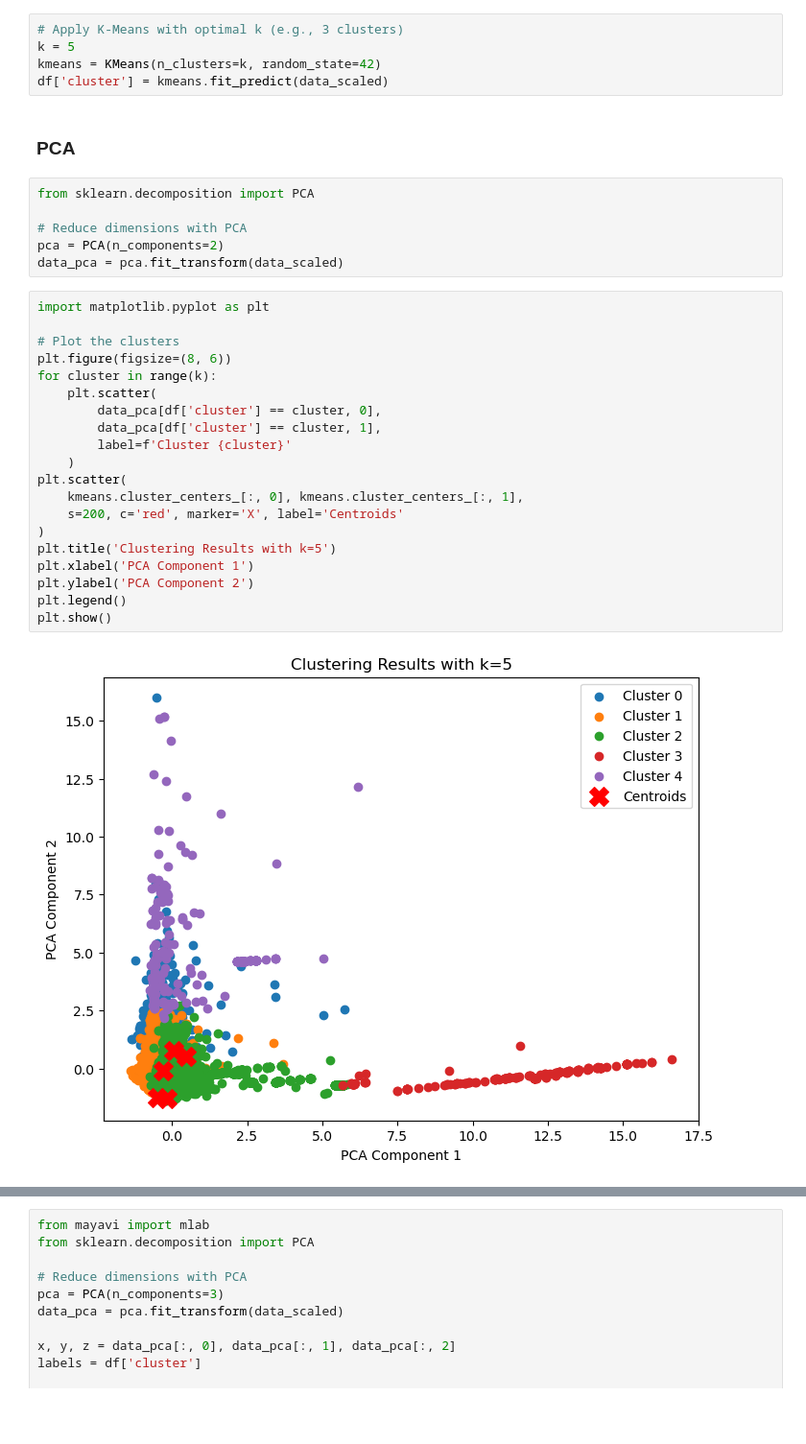
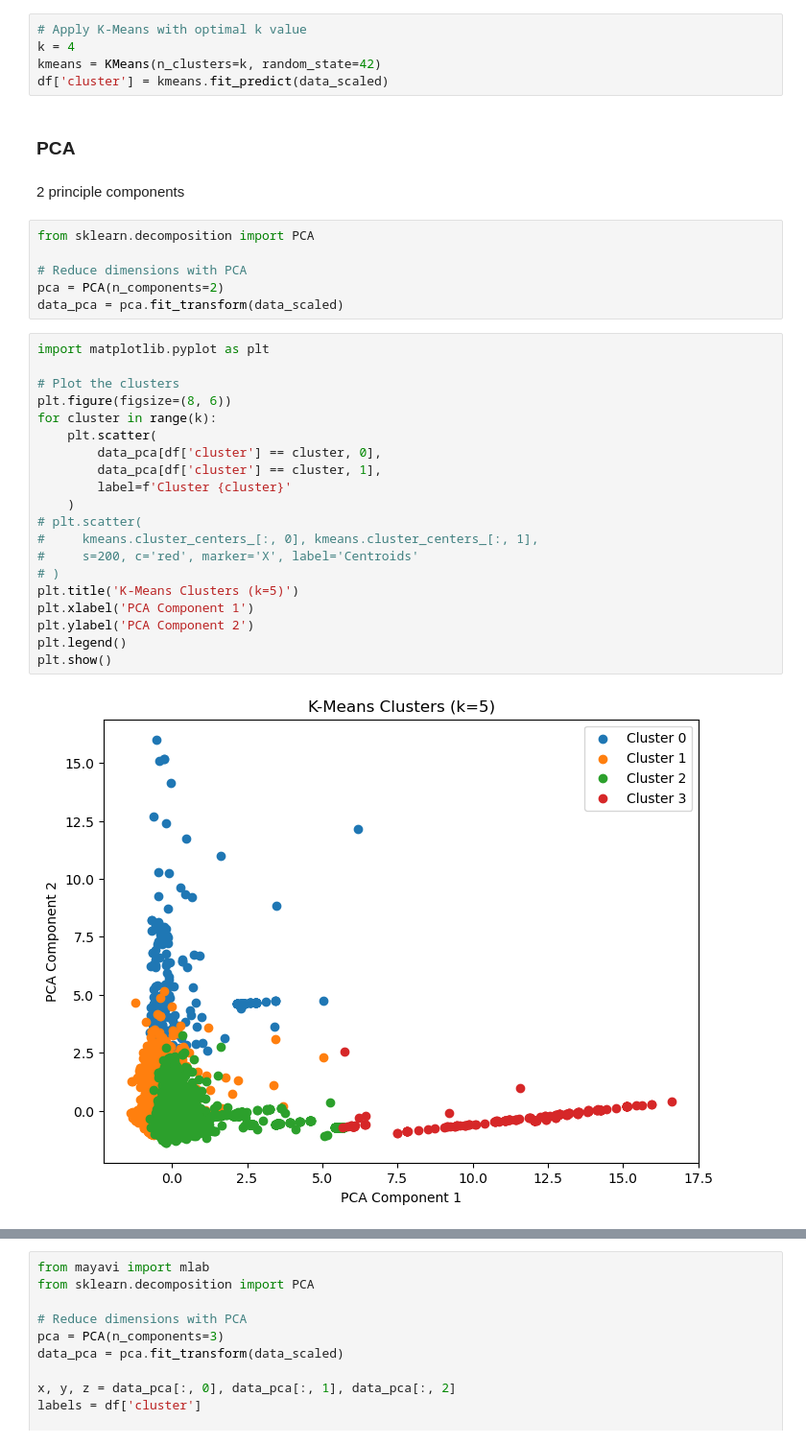
Before and after one commit to tgaspe/Clustering_Analysis, a Jupyter notebook: multivarite_data_analysis.ipynb, the cells around one changed output, grey strips where cells are left out. Shown at 96% size. Drawn from its saved outputs; the diff is of its cells as text; blank space fills up the shorter version.

```diff
--- a/multivarite_data_analysis.ipynb
+++ b/multivarite_data_analysis.ipynb
@@ -243,10 +215,12 @@ plt.show()
 # %%
-# Apply K-Means with optimal k (e.g., 3 clusters)
-k = 5
+# Apply K-Means with optimal k value
+k = 4
 kmeans = KMeans(n_clusters=k, random_state=42)
 df['cluster'] = kmeans.fit_predict(data_scaled)
 # %% [markdown]
 ### PCA
+# %% [markdown]
+2 principle components
 # %%
 from sklearn.decomposition import PCA
 
@@ -256,22 +230,22 @@ data_pca = pca.fit_transform(data_scaled)
 # %%
 import matplotlib.pyplot as plt
 
 # Plot the clusters
 plt.figure(figsize=(8, 6))
 for cluster in range(k):
     plt.scatter(
         data_pca[df['cluster'] == cluster, 0],
         data_pca[df['cluster'] == cluster, 1],
         label=f'Cluster {cluster}'
     )
-plt.scatter(
-    kmeans.cluster_centers_[:, 0], kmeans.cluster_centers_[:, 1],
-    s=200, c='red', marker='X', label='Centroids'
-)
-plt.title('Clustering Results with k=5')
+# plt.scatter(
+#     kmeans.cluster_centers_[:, 0], kmeans.cluster_centers_[:, 1],
+#     s=200, c='red', marker='X', label='Centroids'
+# )
+plt.title('K-Means Clusters (k=5)')
 plt.xlabel('PCA Component 1')
 plt.ylabel('PCA Component 2')
 plt.legend()
 plt.show()
 # %% [output]
-[figure, old version]
+[figure, new version]
```
Also changed, not shown: parts of 51 cells of this notebook, 2 other files.
